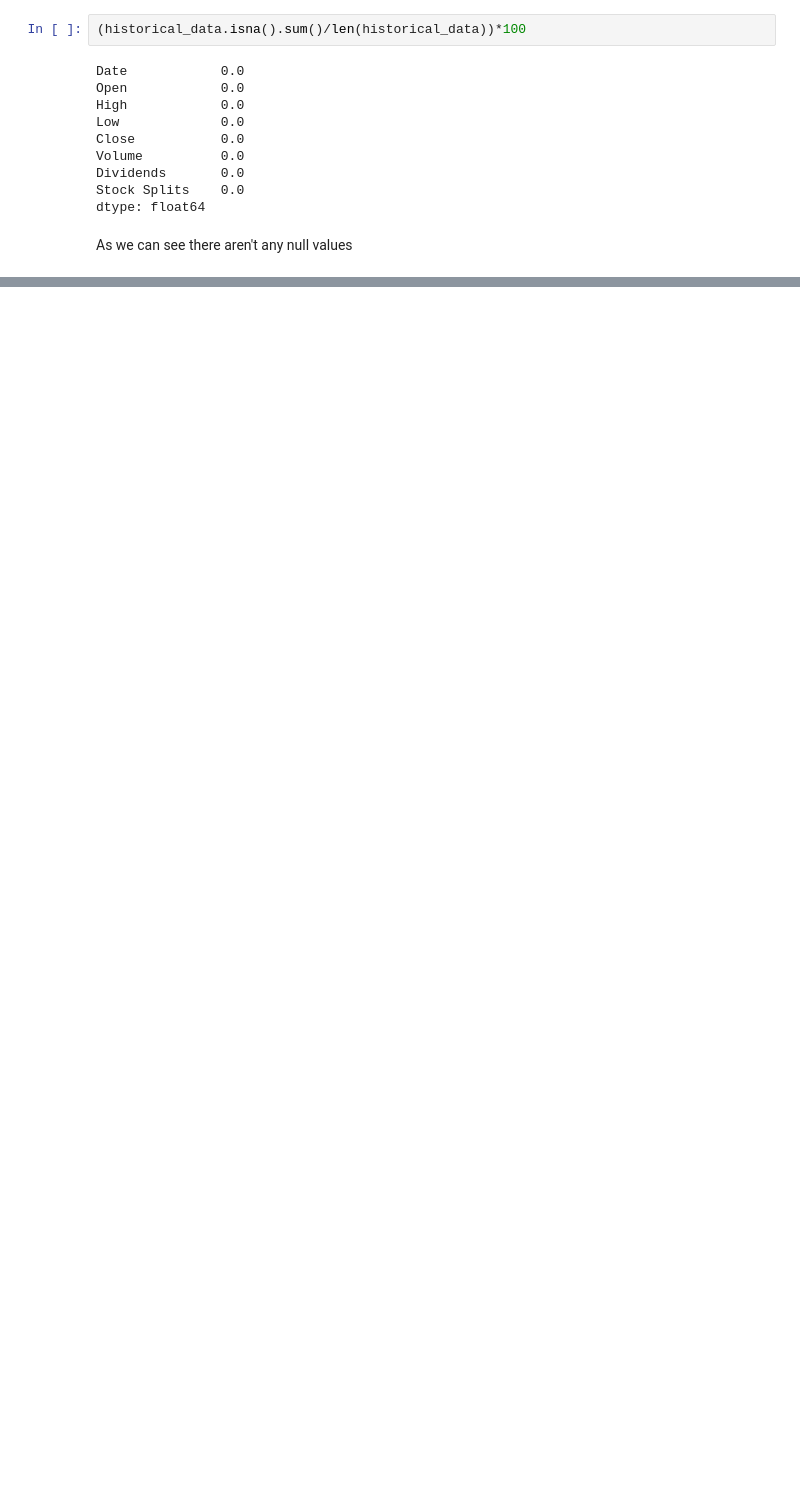
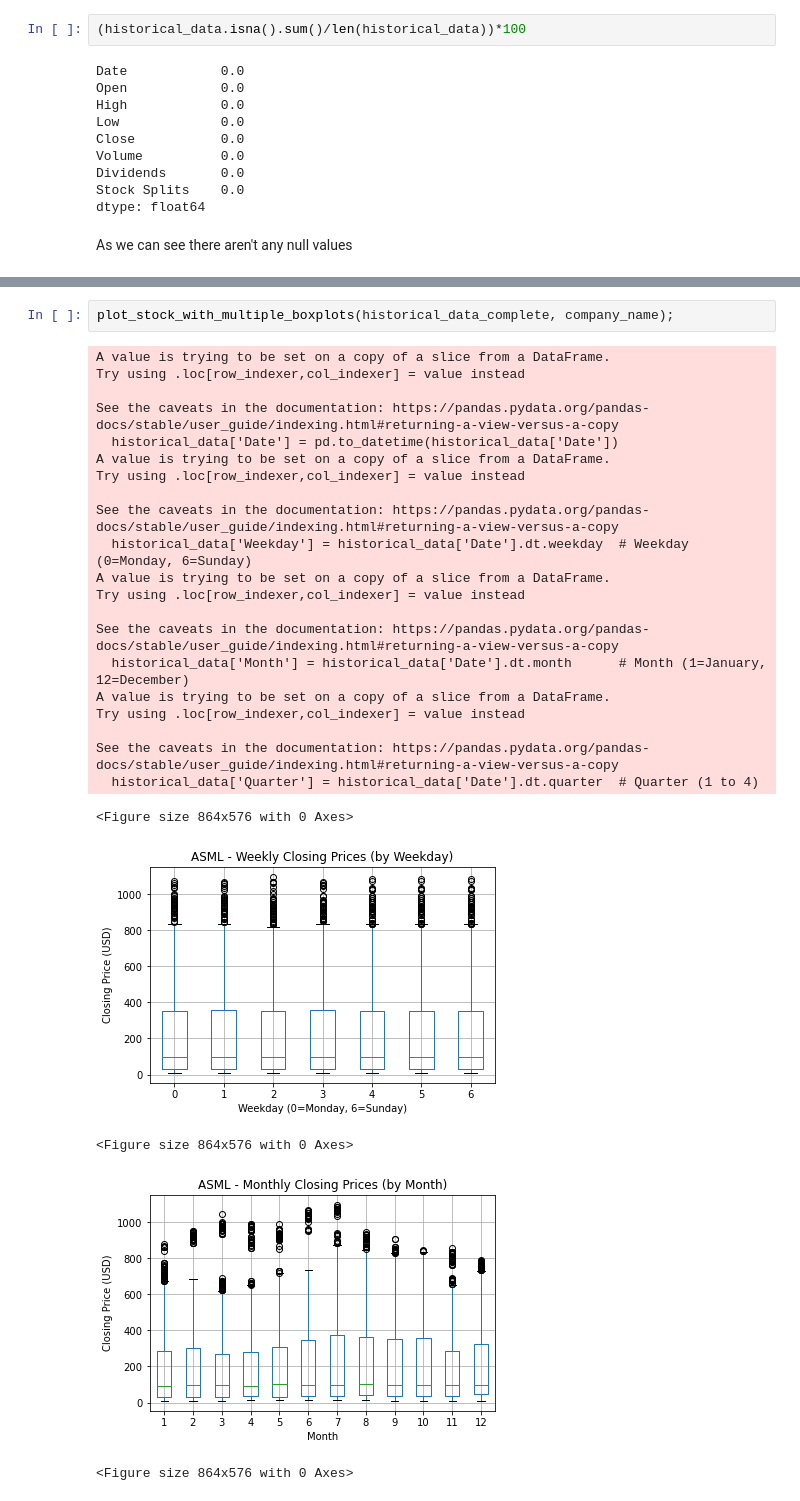
Before and after one commit to mbarriola96/stock_prices_forecasting, a Jupyter notebook: 01_data_understanding.ipynb, the cells around one changed output, grey strips where cells are left out. Cells and saved outputs as stored; diff of their text form; blank space fills up the shorter version.

```diff
--- a/01_data_understanding.ipynb
+++ b/01_data_understanding.ipynb
@@ -199,0 +375,28 @@ TRYING OUT DIFFERENT TIME GROUPINGS FOR THE STOCK
+# %%
+plot_stock_with_multiple_boxplots(historical_data_complete, company_name);
+# %% [output]
+A value is trying to be set on a copy of a slice from a DataFrame.
+Try using .loc[row_indexer,col_indexer] = value instead
+
+See the caveats in the documentation: https://pandas.pydata.org/pandas-docs/stable/user_guide/indexing.html#returning-a-view-versus-a-copy
+  historical_data['Date'] = pd.to_datetime(historical_data['Date'])
+A value is trying to be set on a copy of a slice from a DataFrame.
+Try using .loc[row_indexer,col_indexer] = value instead
+
+See the caveats in the documentation: https://pandas.pydata.org/pandas-docs/stable/user_guide/indexing.html#returning-a-view-versus-a-copy
+  historical_data['Weekday'] = historical_data['Date'].dt.weekday  # Weekday (0=Monday, 6=Sunday)
+A value is trying to be set on a copy of a slice from a DataFrame.
+Try using .loc[row_indexer,col_indexer] = value instead
+
+See the caveats in the documentation: https://pandas.pydata.org/pandas-docs/stable/user_guide/indexing.html#returning-a-view-versus-a-copy
+  historical_data['Month'] = historical_data['Date'].dt.month      # Month (1=January, 12=December)
+A value is trying to be set on a copy of a slice from a DataFrame.
+Try using .loc[row_indexer,col_indexer] = value instead
+
+See the caveats in the documentation: https://pandas.pydata.org/pandas-docs/stable/user_guide/indexing.html#returning-a-view-versus-a-copy
+  historical_data['Quarter'] = historical_data['Date'].dt.quarter  # Quarter (1 to 4)
+<Figure size 864x576 with 0 Axes>
+[figure, added]
+<Figure size 864x576 with 0 Axes>
+[figure, added]
+<Figure size 864x576 with 0 Axes>
```
Also changed, not shown: parts of 38 cells of this notebook.
